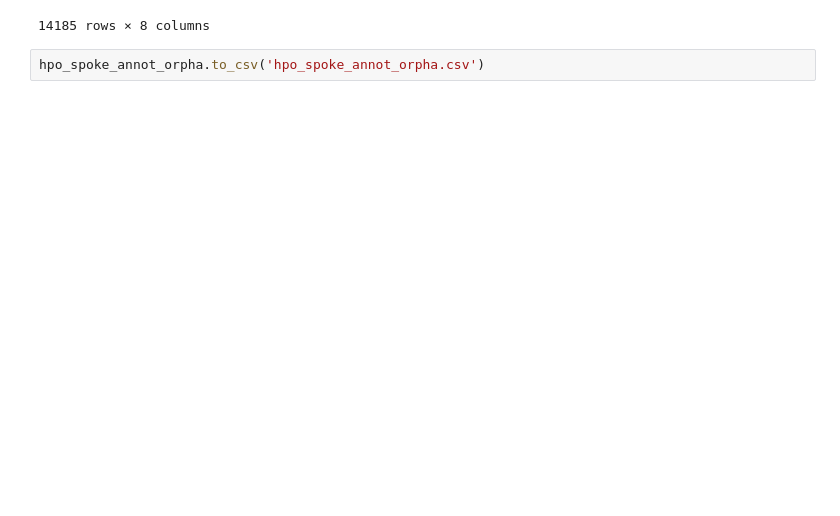
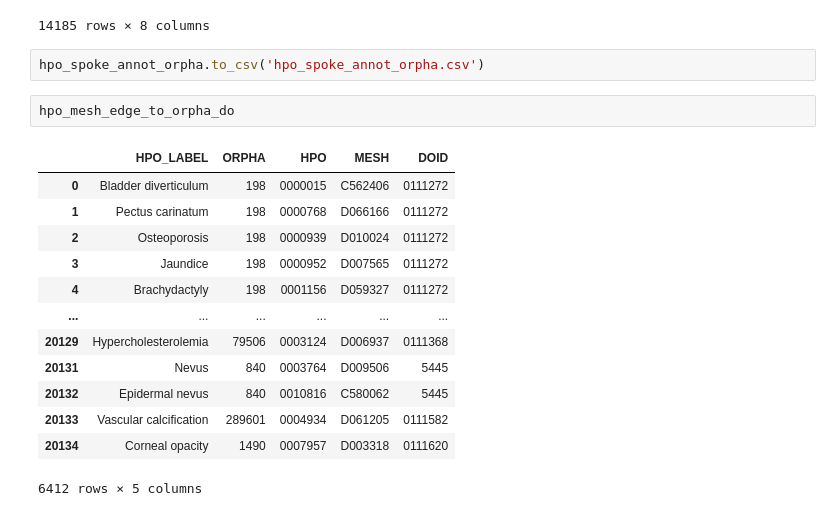
Before and after one commit to gabrielcerono/hpo_updater, a Jupyter notebook: Untitled.ipynb, the cells around one changed output. Cells and saved outputs as stored; diff of their text form; blank space fills up the shorter version.

```diff
--- a/Untitled.ipynb
+++ b/Untitled.ipynb
@@ -516,3 +534,19 @@ hpo_spoke_annot_orpha
 14185 rows × 8 columns
 # %%
 hpo_spoke_annot_orpha.to_csv('hpo_spoke_annot_orpha.csv')
+# %%
+hpo_mesh_edge_to_orpha_do
+# %% [output]
+|  | HPO_LABEL | ORPHA | HPO | MESH | DOID |
+| 0 | Bladder diverticulum | 198 | 0000015 | C562406 | 0111272 |
+| 1 | Pectus carinatum | 198 | 0000768 | D066166 | 0111272 |
+| 2 | Osteoporosis | 198 | 0000939 | D010024 | 0111272 |
+| 3 | Jaundice | 198 | 0000952 | D007565 | 0111272 |
+| 4 | Brachydactyly | 198 | 0001156 | D059327 | 0111272 |
+| ... | ... | ... | ... | ... | ... |
+| 20129 | Hypercholesterolemia | 79506 | 0003124 | D006937 | 0111368 |
+| 20131 | Nevus | 840 | 0003764 | D009506 | 5445 |
+| 20132 | Epidermal nevus | 840 | 0010816 | C580062 | 5445 |
+| 20133 | Vascular calcification | 289601 | 0004934 | D061205 | 0111582 |
+| 20134 | Corneal opacity | 1490 | 0007957 | D003318 | 0111620 |
+6412 rows × 5 columns
```
Also changed, not shown: parts of 7 cells of this notebook, 1 other file.
